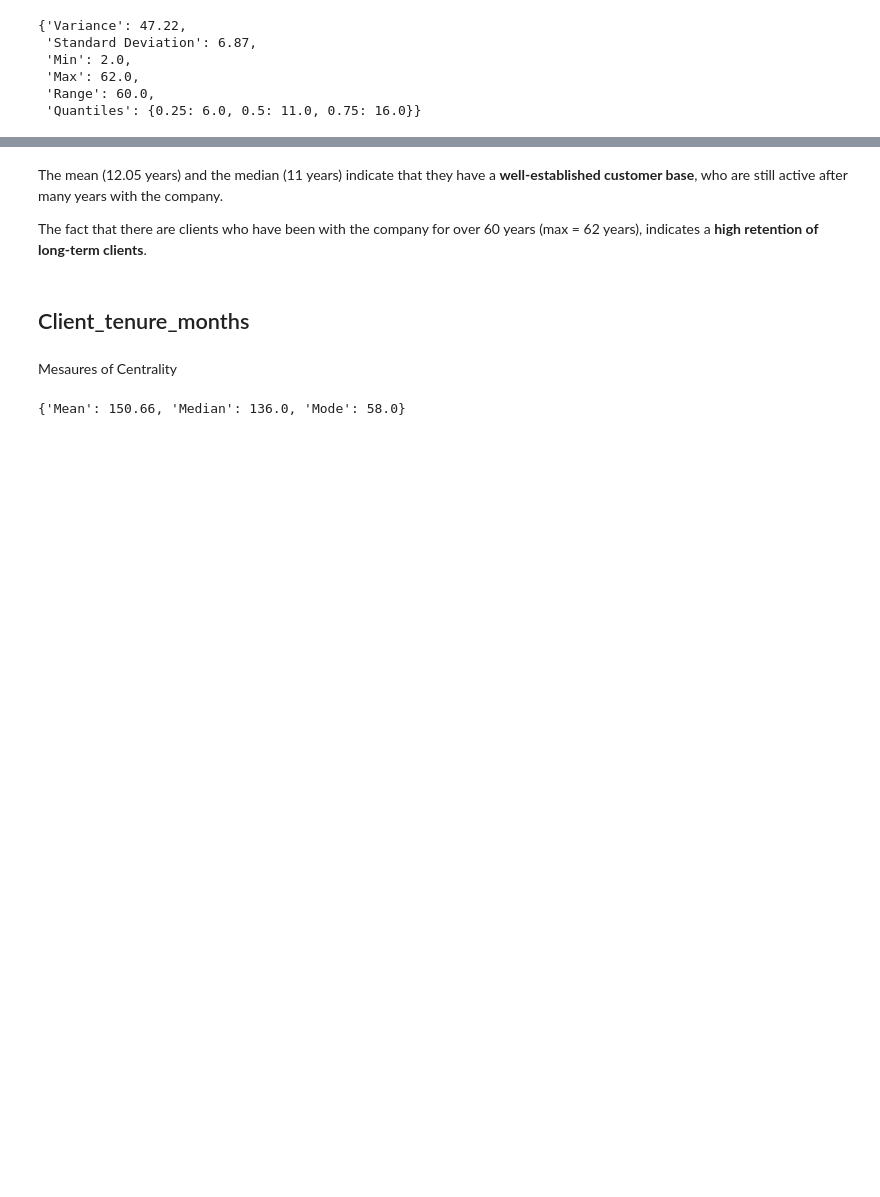
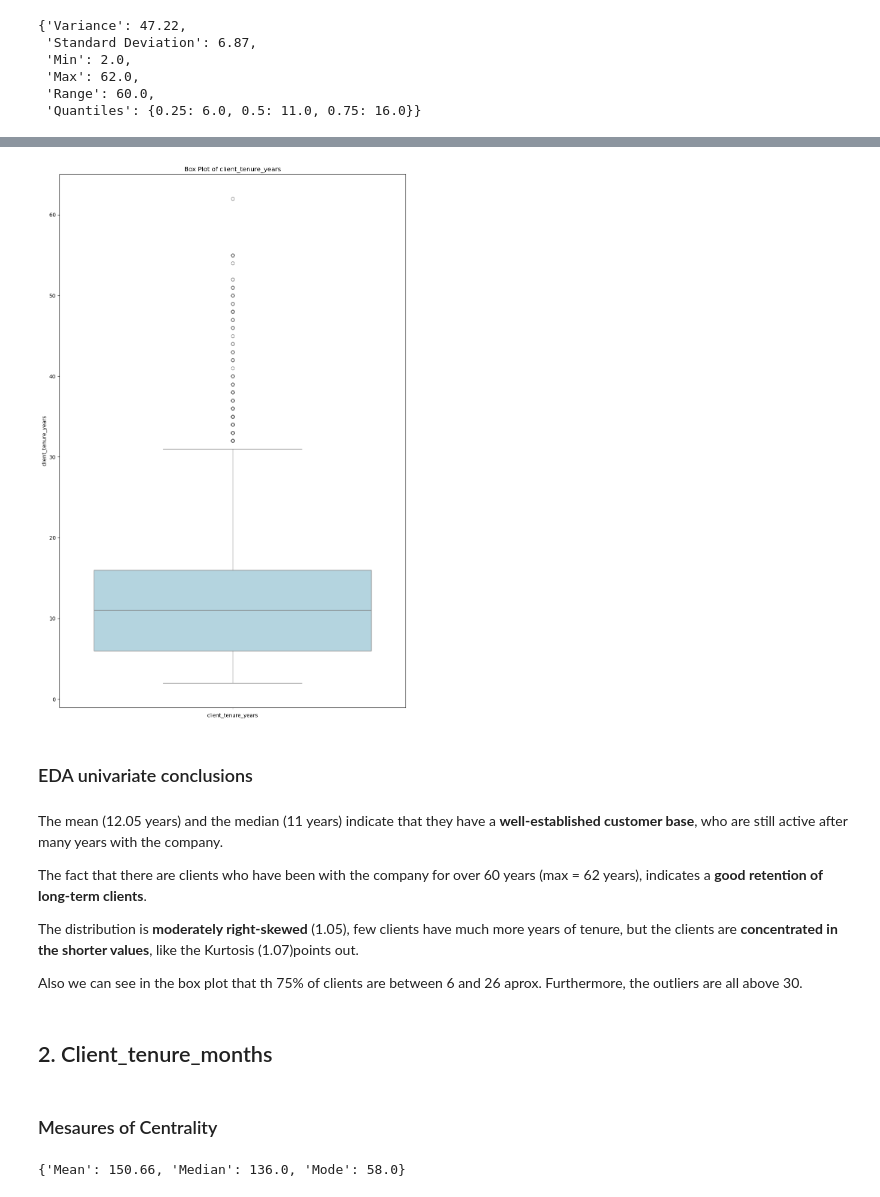
Before and after one commit to almudenaolg/Vanguard-AB-Test-Analysis, a Jupyter notebook: demo.ipynb, the cells around one changed output, grey strips where cells are left out. Saved outputs shown, nothing was run; the diff lists cells and outputs as text; code cells hidden in the pictures; blank space fills up the shorter version.

```diff
--- a/demo.ipynb
+++ b/demo.ipynb
@@ -84,11 +103,21 @@ dispersion_tenure_years
+# %%
+plot_boxplot(df_demo, 'client_tenure_years')
+# %% [output]
+[figure, added]
+# %% [markdown]
+### EDA univariate conclusions
 # %% [markdown]
 The mean (12.05 years) and the median (11 years) indicate that they have a **well-established customer base**, who are still active after many years with the company.
 
-The fact that there are clients who have been with the company for over 60 years (max = 62 years), indicates a **high retention of long-term clients**.
+The fact that there are clients who have been with the company for over 60 years (max = 62 years), indicates a **good retention of long-term clients**.
+
+The distribution is **moderately right-skewed** (1.05), few clients have much more years of tenure, but the clients are **concentrated in the shorter values**, like the Kurtosis (1.07)points out.
+
+Also we can see in the box plot that th 75% of clients are between 6 and 26 aprox. Furthermore, the outliers are all above 30.
 # %% [markdown]
-## Client_tenure_months
+## 2. Client_tenure_months
 # %% [markdown]
-Mesaures of Centrality
+### Mesaures of Centrality
 # %%
 column_to_analyze = 'client_tenure_months'
 
```
Also changed, not shown: parts of 61 cells of this notebook, 1 other file.
